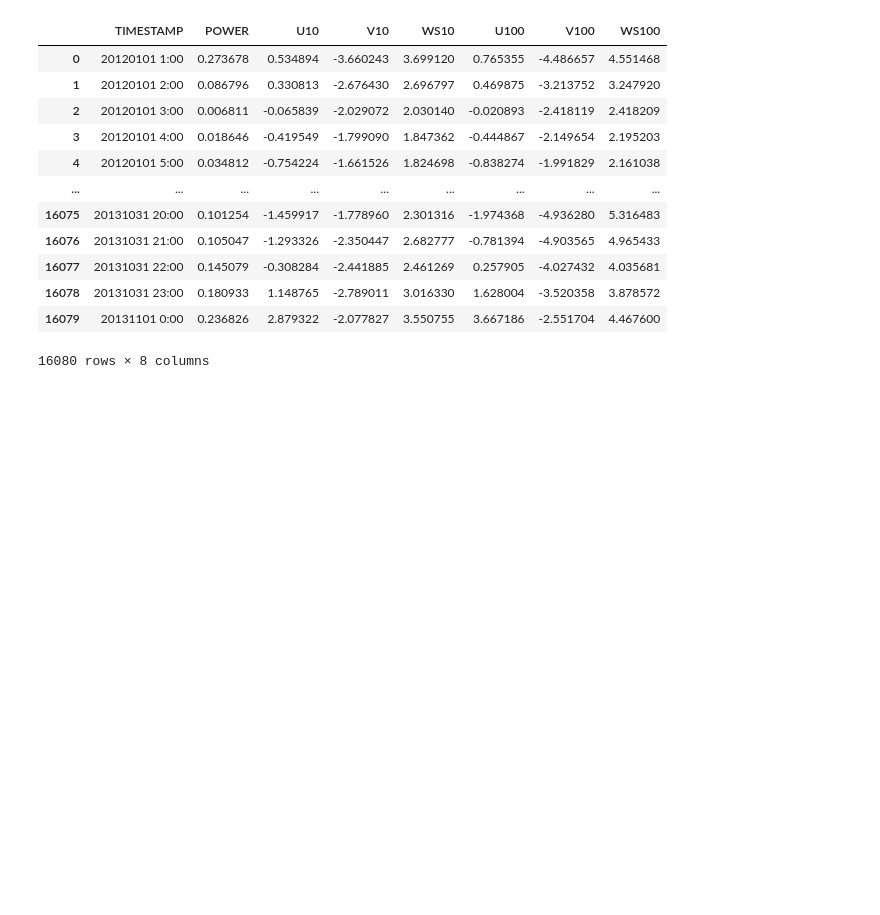
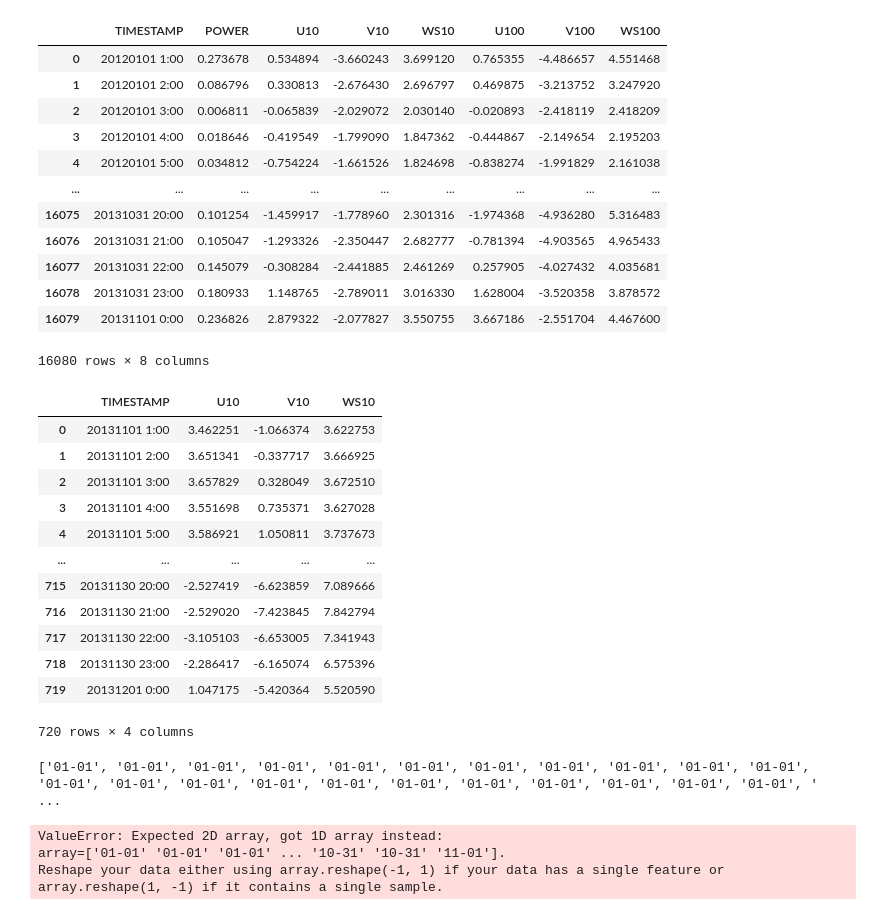
Before and after one commit to danny1401/IN5410-Assignment2, a Jupyter notebook: Task3/task3.ipynb, the cells around one changed output. Drawn from its saved outputs; the diff is of its cells as text; code cells hidden in the pictures; blank space fills up the shorter version.

```diff
--- a/Task3/task3.ipynb
+++ b/Task3/task3.ipynb
@@ -15,9 +15,9 @@ from sklearn.metrics import mean_squared_error, r2_score, accuracy_score
 # %% [markdown]
 ## Task 3
 # %%
-# The training data
-dfTrainingData = pd.read_csv("./../TrainData.csv")
-dfTrainingData
+# Load data
+dfTrainData = pd.read_csv("./../TrainData.csv")
+dfTrainData
 # %% [output]
 |  | TIMESTAMP | POWER | U10 | V10 | WS10 | U100 | V100 | WS100 |
 | 0 | 20120101 1:00 | 0.273678 | 0.534894 | -3.660243 | 3.699120 | 0.765355 | -4.486657 | 4.551468 |
@@ -34,11 +34,28 @@ dfTrainingData
 16080 rows × 8 columns
 # %%
 # Limit use of wind speed at 10m above ground level
-dfTrainingData = dfTrainingData.drop(columns=['U100', 'V100', 'WS100'])
 
-# Weather Forecast Input
-dfWFInput = pd.read_csv("./../WeatherForecastInput.csv")
-dfWFInput = dfWFInput.drop(columns=['U100', 'V100', 'WS100'])
+# TrainData
+dfTrainData = dfTrainData.drop(columns=['U100', 'V100', 'WS100'])
+
+# WeatherForecastInput
+dfWFI = pd.read_csv("./../WeatherForecastInput.csv")
+dfWFI = dfWFI.drop(columns=['U100', 'V100', 'WS100'])
+dfWFI
+# %% [output]
+|  | TIMESTAMP | U10 | V10 | WS10 |
+| 0 | 20131101 1:00 | 3.462251 | -1.066374 | 3.622753 |
+| 1 | 20131101 2:00 | 3.651341 | -0.337717 | 3.666925 |
+| 2 | 20131101 3:00 | 3.657829 | 0.328049 | 3.672510 |
+| 3 | 20131101 4:00 | 3.551698 | 0.735371 | 3.627028 |
+| 4 | 20131101 5:00 | 3.586921 | 1.050811 | 3.737673 |
+| ... | ... | ... | ... | ... |
+| 715 | 20131130 20:00 | -2.527419 | -6.623859 | 7.089666 |
+| 716 | 20131130 21:00 | -2.529020 | -7.423845 | 7.842794 |
+| 717 | 20131130 22:00 | -3.105103 | -6.653005 | 7.341943 |
+| 718 | 20131130 23:00 | -2.286417 | -6.165074 | 6.575396 |
+| 719 | 20131201 0:00 | 1.047175 | -5.420364 | 5.520590 |
+720 rows × 4 columns
 # %%
 # Make wind power production forecasting when we only have wind power generation data; and we do not have other data
 
@@ -48 +65,36 @@ dfTrainingData = dfTrainingData.drop(columns=['U10', 'V10', 'WS10'])
+# %%
+# Convert TIMESTAMP (string) to float
+timestamp = []
+for index, row in dfTrainData.iterrows():
+    temp_tp = datetime.strptime(row['TIMESTAMP'], '%Y%m%d %H:%M')
+    timestamp.append(datetime.strftime(temp_tp, '%m-%d'))
+#dfTrainData['TIMESTAMP'] = timestamp
+print(timestamp)
+# %% [output]
+['01-01', '01-01', '01-01', '01-01', '01-01', '01-01', '01-01', '01-01', '01-01', '01-01', '01-01', '01-01', '01-01', '01-01', '01-01', '01-01', '01-01', '01-01', '01-01', '01-01', '01-01', '01-01', ' ...
+# %%
+""" Linear Regression """
+# Separate features and target variable
+X_train = timestamp
+y_train = dfTrainData["POWER"].values
+
+# Train the linear regression model
+LR_model = LinearRegression()
+LR_model.fit(X_train, y_train)
+
+# Predict the wind power production for the whole month 11.2013 based on the MLR model and weather data in WeatherForecastInput.csv
+X_test = dfWFI[['TIMESTAMP']].values
+
+# Prediction
+y_pred = LR_model.predict(X_test)
+
+# Evaluate the model
+dfSolution = pd.read_csv("./../Solution.csv")
+print('Root mean squared error (RMSE):', np.sqrt(mean_squared_error(dfSolution['POWER'], y_pred)))
+
+# save to ForecastTemplate1-LR.csv
+# %% [output]
+ValueError: Expected 2D array, got 1D array instead:
+array=['01-01' '01-01' '01-01' ... '10-31' '10-31' '11-01'].
+Reshape your data either using array.reshape(-1, 1) if your data has a single feature or array.reshape(1, -1) if it contains a single sample.
 # %%
```
Also changed, not shown: parts of 5 cells of this notebook, 10 other files.
